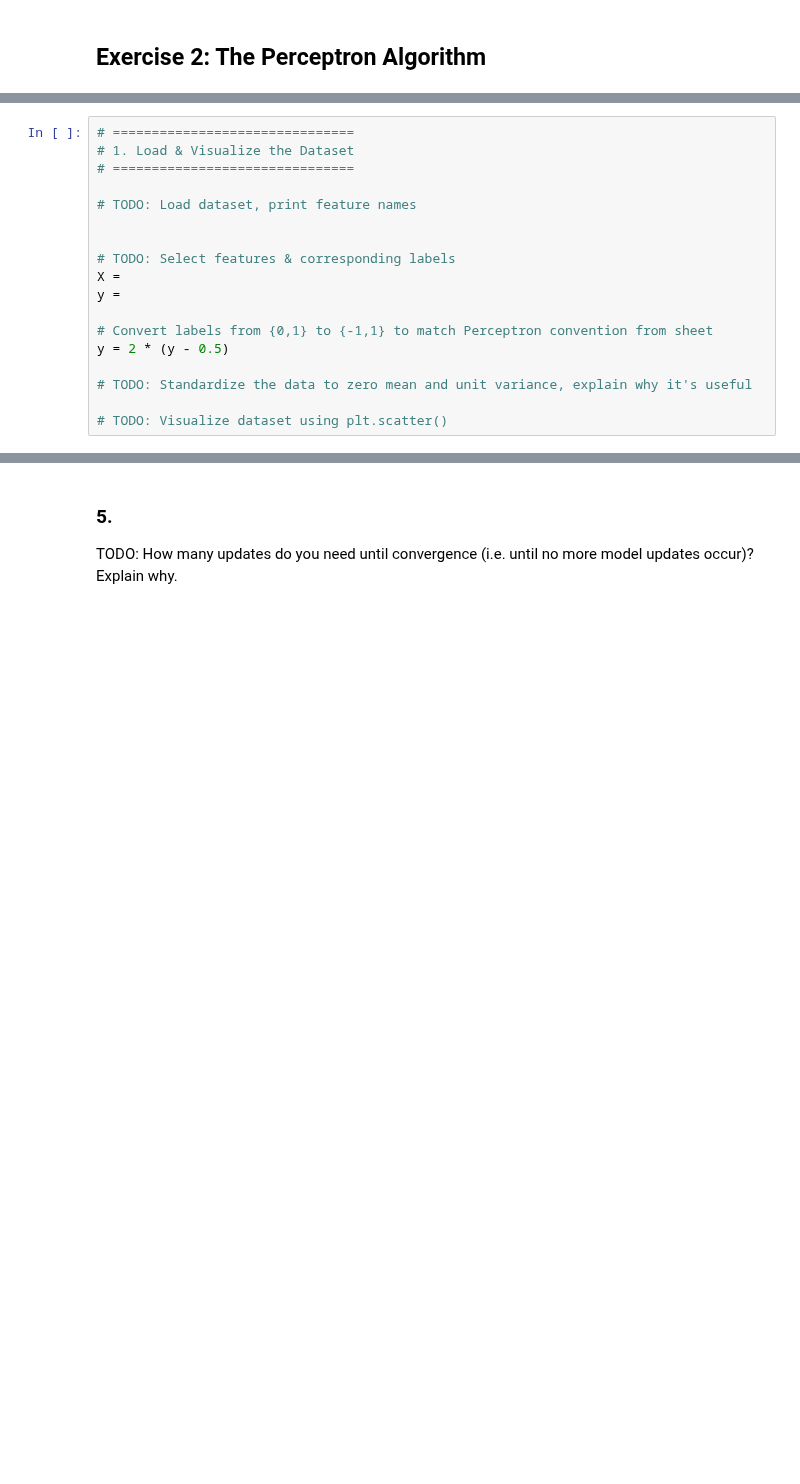
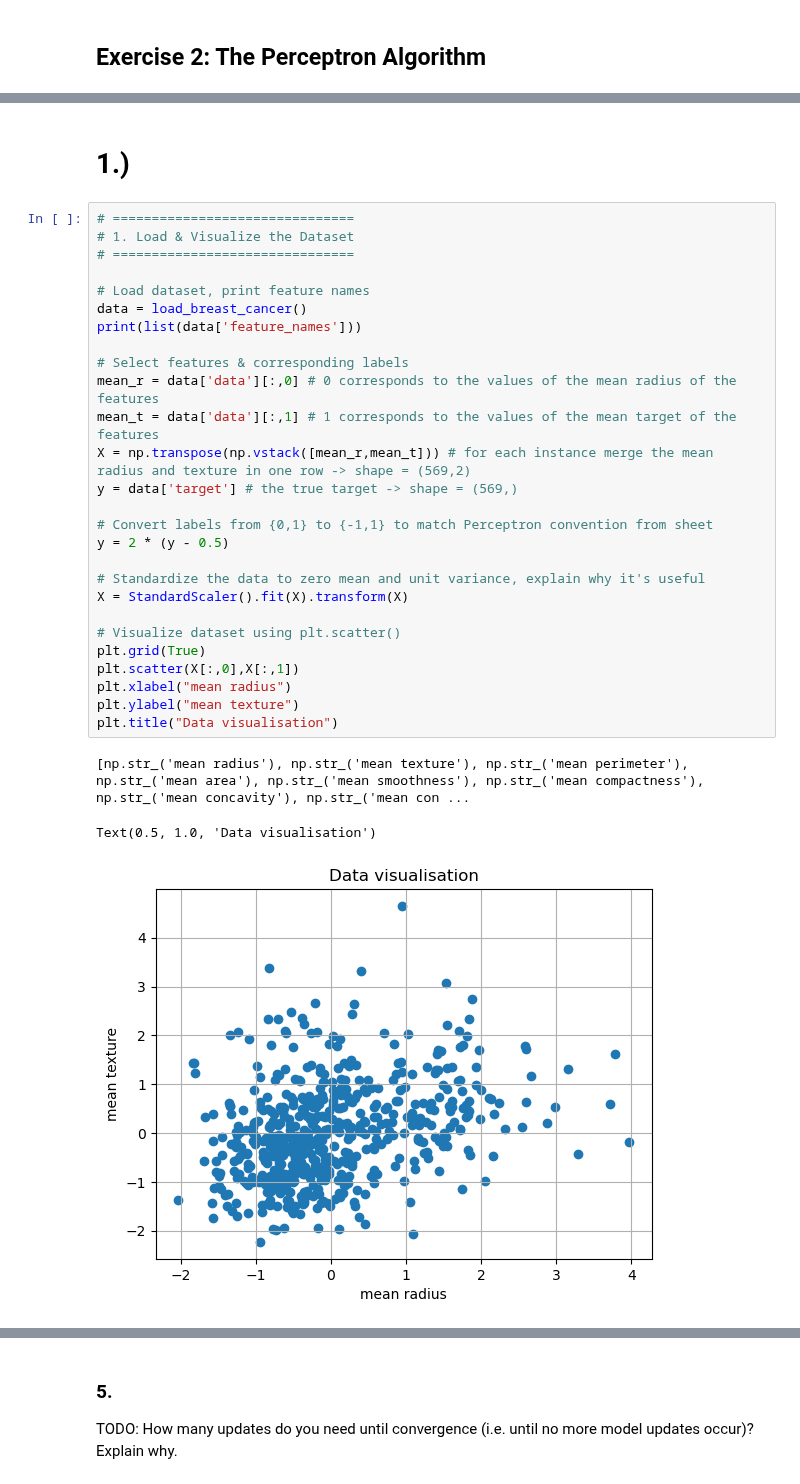
Before and after one commit to emit33/MLE, a Jupyter notebook: sheet01/MLE25_sheet01.ipynb, the cells around one changed output, grey strips where cells are left out. Drawn from its saved outputs; the diff is of its cells as text; blank space fills up the shorter version.

```diff
--- a/sheet01/MLE25_sheet01.ipynb
+++ b/sheet01/MLE25_sheet01.ipynb
@@ -26,18 +20,33 @@ from sklearn.model_selection import train_test_split
+# %% [markdown]
+# 1.)
 # %%
 # ===============================
 # 1. Load & Visualize the Dataset
 # ===============================
 
-# TODO: Load dataset, print feature names
+# Load dataset, print feature names
+data = load_breast_cancer()
+print(list(data['feature_names']))
 
-
-# TODO: Select features & corresponding labels
-X =
-y =
+# Select features & corresponding labels
+mean_r = data['data'][:,0] # 0 corresponds to the values of the mean radius of the features
+mean_t = data['data'][:,1] # 1 corresponds to the values of the mean target of the features
+X = np.transpose(np.vstack([mean_r,mean_t])) # for each instance merge the mean radius and texture in one row -> shape = (569,2)
+y = data['target'] # the true target -> shape = (569,)
 
 # Convert labels from {0,1} to {-1,1} to match Perceptron convention from sheet
 y = 2 * (y - 0.5)
 
-# TODO: Standardize the data to zero mean and unit variance, explain why it's useful
+# Standardize the data to zero mean and unit variance, explain why it's useful
+X = StandardScaler().fit(X).transform(X)
 
-# TODO: Visualize dataset using plt.scatter()
+# Visualize dataset using plt.scatter()
+plt.grid(True)
+plt.scatter(X[:,0],X[:,1])
+plt.xlabel("mean radius")
+plt.ylabel("mean texture")
+plt.title("Data visualisation")
+# %% [output]
+[np.str_('mean radius'), np.str_('mean texture'), np.str_('mean perimeter'), np.str_('mean area'), np.str_('mean smoothness'), np.str_('mean compactness'), np.str_('mean concavity'), np.str_('mean con ...
+Text(0.5, 1.0, 'Data visualisation')
+[figure, added]
```
Also changed, not shown: parts of 11 cells of this notebook.
